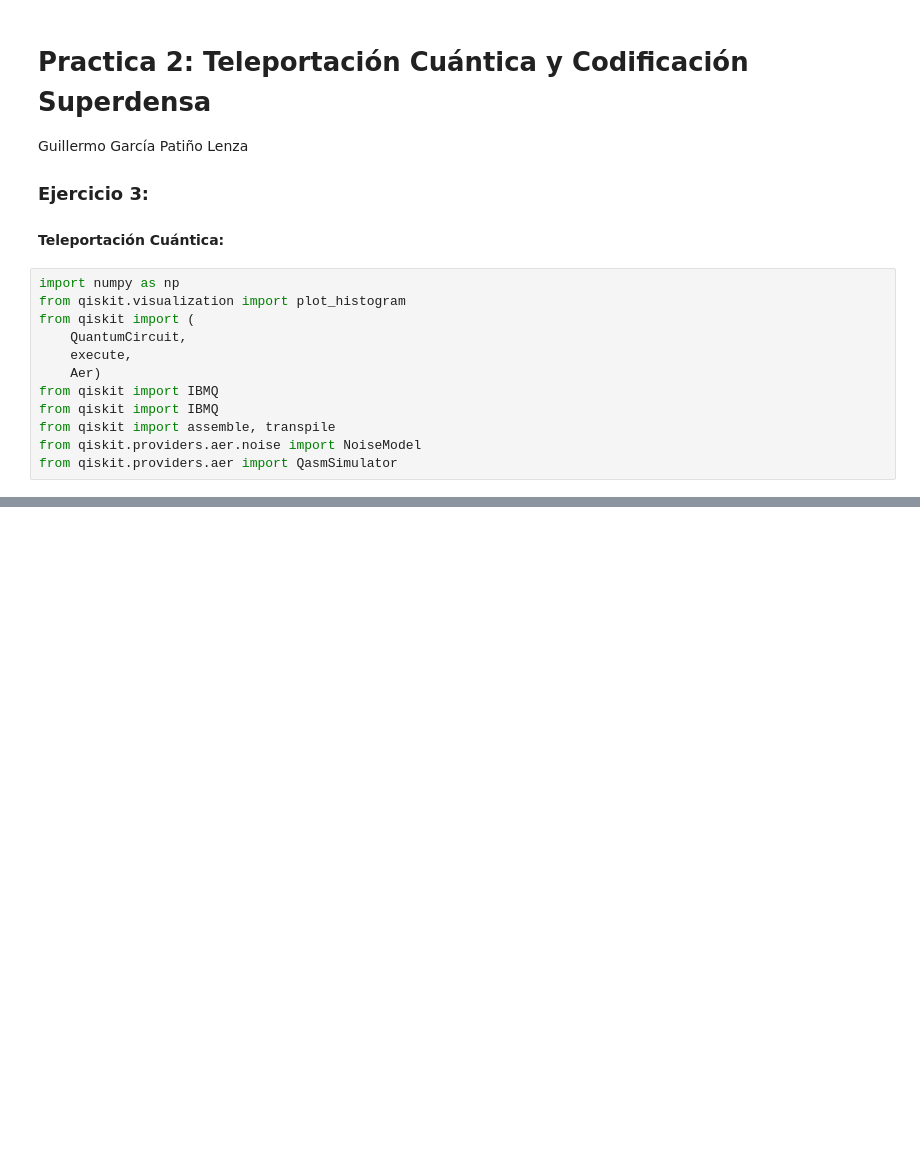
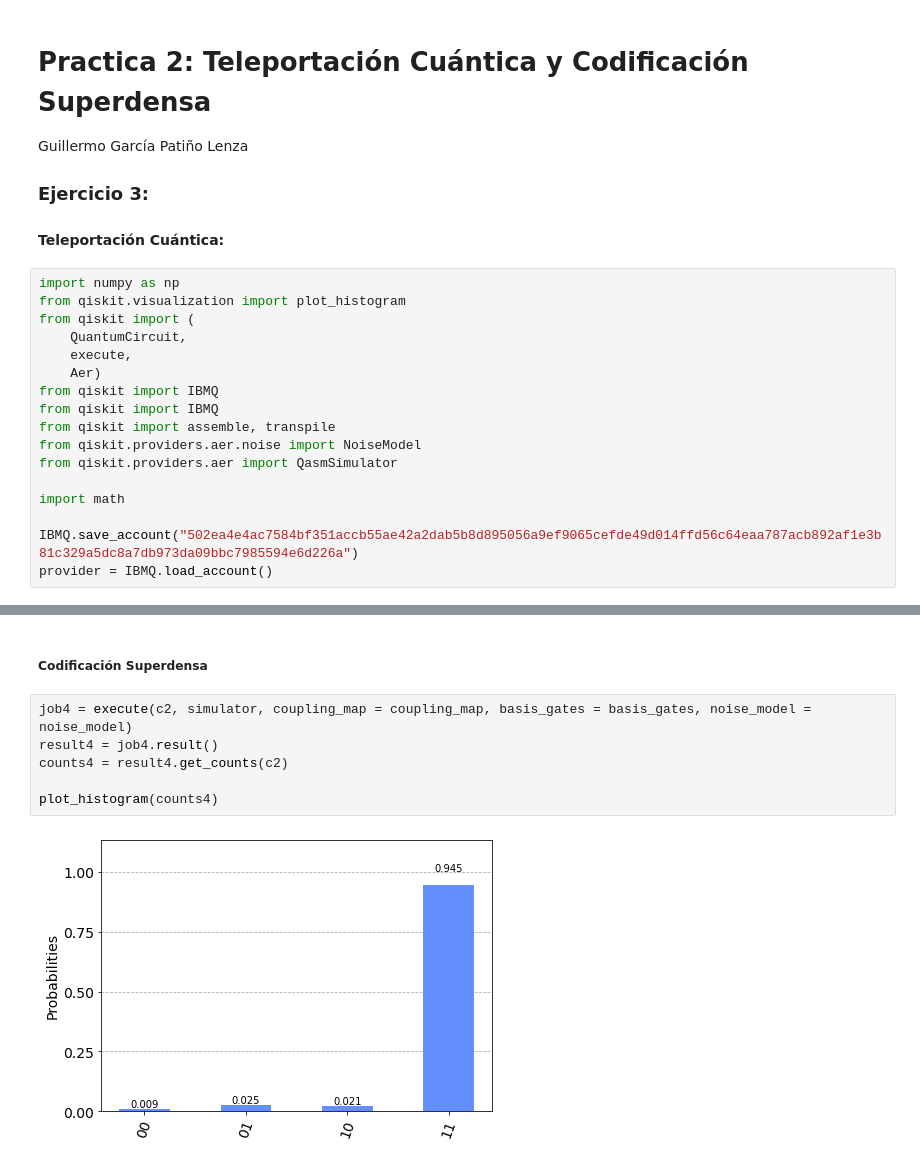
Before and after one commit to GPatiA2/APCC, a Jupyter notebook: P2/P2_qiskit.ipynb, the cells around one changed output, grey strips where cells are left out. Drawn from its saved outputs; the diff is of its cells as text; blank space fills up the shorter version.

```diff
--- a/P2/P2_qiskit.ipynb
+++ b/P2/P2_qiskit.ipynb
@@ -18,3 +18,8 @@ from qiskit import IBMQ
 from qiskit import assemble, transpile
 from qiskit.providers.aer.noise import NoiseModel
 from qiskit.providers.aer import QasmSimulator
+
+import math
+
+IBMQ.save_account("502ea4e4ac7584bf351accb55ae42a2dab5b8d895056a9ef9065cefde49d014ffd56c64eaa787acb892af1e3b81c329a5dc8a7db973da09bbc7985594e6d226a")
+provider = IBMQ.load_account()
@@ -90,0 +146,10 @@ c: 2/═════════════════════════
+# %% [markdown]
+##### Codificación Superdensa
+# %%
+job4 = execute(c2, simulator, coupling_map = coupling_map, basis_gates = basis_gates, noise_model = noise_model)
+result4 = job4.result()
+counts4 = result4.get_counts(c2)
+
+plot_histogram(counts4)
+# %% [output]
+[figure, added]
```
Also changed, not shown: parts of 20 cells of this notebook.
